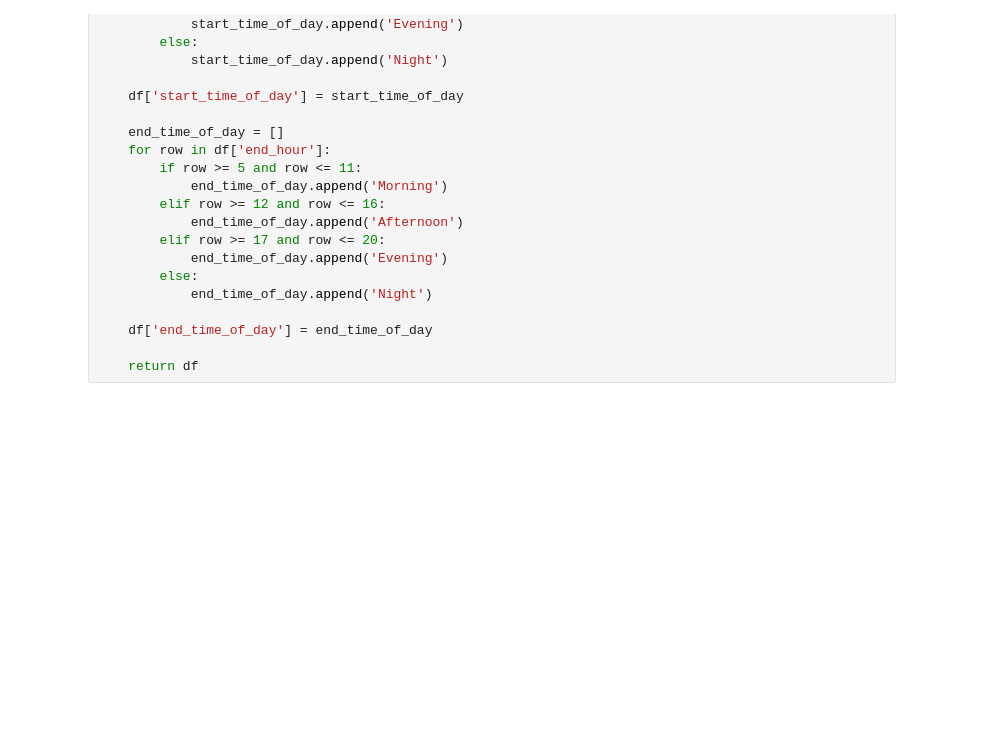
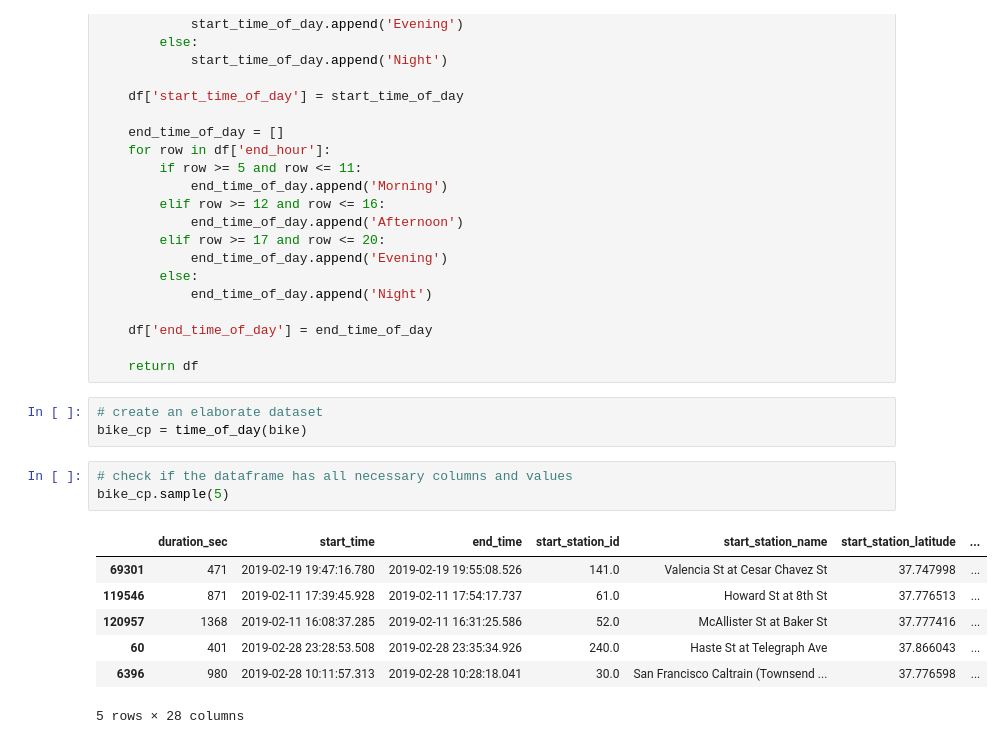
Before and after one commit to SofiyahElemide/Udacity-Projects, a Jupyter notebook: FordGoBike Part 1.ipynb, the cells around one changed output. Cells and saved outputs as stored; diff of their text form; blank space fills up the shorter version.

```diff
--- a/FordGoBike Part 1.ipynb
+++ b/FordGoBike Part 1.ipynb
@@ -253,3 +253,17 @@ def time_of_day(dataframe):
     df['end_time_of_day'] = end_time_of_day
 
     return df
+# %%
+# create an elaborate dataset
+bike_cp = time_of_day(bike)
+# %%
+# check if the dataframe has all necessary columns and values
+bike_cp.sample(5)
+# %% [output]
+|  | duration_sec | start_time | end_time | start_station_id | start_station_name | start_station_latitude | ... |
+| 69301 | 471 | 2019-02-19 19:47:16.780 | 2019-02-19 19:55:08.526 | 141.0 | Valencia St at Cesar Chavez St | 37.747998 | ... |
+| 119546 | 871 | 2019-02-11 17:39:45.928 | 2019-02-11 17:54:17.737 | 61.0 | Howard St at 8th St | 37.776513 | ... |
+| 120957 | 1368 | 2019-02-11 16:08:37.285 | 2019-02-11 16:31:25.586 | 52.0 | McAllister St at Baker St | 37.777416 | ... |
+| 60 | 401 | 2019-02-28 23:28:53.508 | 2019-02-28 23:35:34.926 | 240.0 | Haste St at Telegraph Ave | 37.866043 | ... |
+| 6396 | 980 | 2019-02-28 10:11:57.313 | 2019-02-28 10:28:18.041 | 30.0 | San Francisco Caltrain (Townsend ... | 37.776598 | ... |
+5 rows × 28 columns
```
Also changed, not shown: parts of 26 cells of this notebook.
